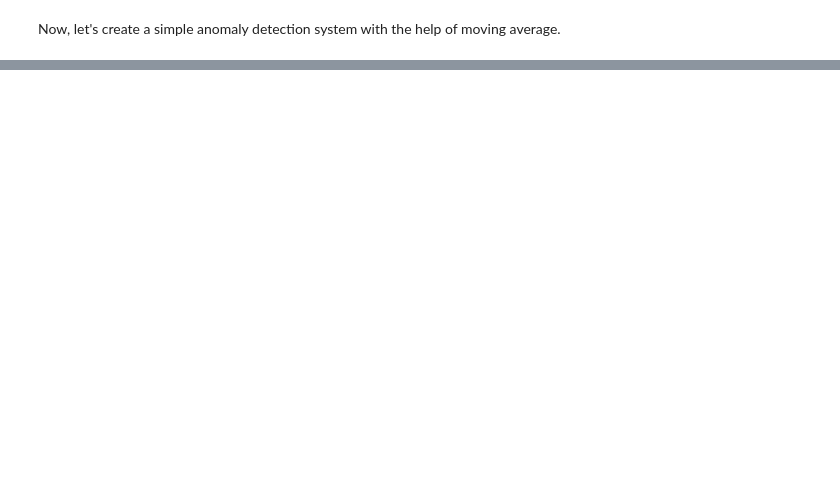
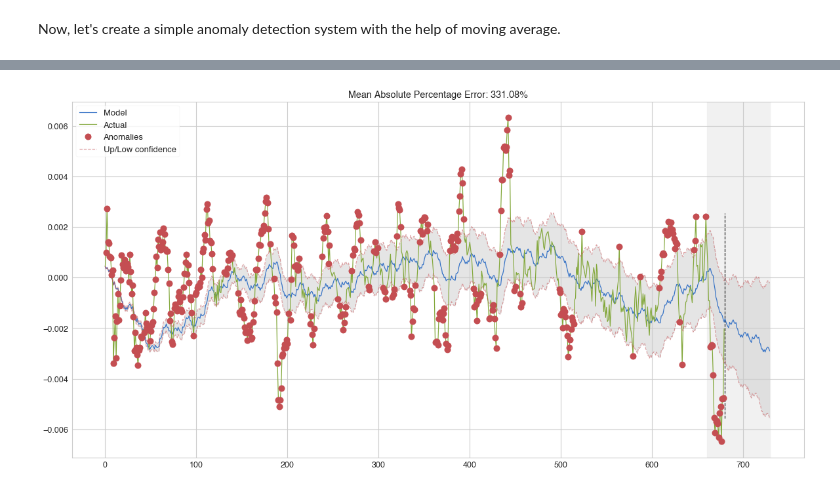
Before and after one commit to mdominguez2010/Kaggle_G_Research_Crypto, a Jupyter notebook: open_ml_course_tutorial.ipynb, the cells around one changed output, grey strips where cells are left out. Saved outputs shown, nothing was run; the diff lists cells and outputs as text; code cells hidden in the pictures; blank space fills up the shorter version.

```diff
--- a/open_ml_course_tutorial.ipynb
+++ b/open_ml_course_tutorial.ipynb
@@ -220,0 +577,4 @@ plotMovingAverage(btc_mini.Target, window=120, plot_intervals=True, plot_anomali
+# %%
+plotHoltWinters(data, plot_intervals=True, plot_anomalies=True)
+# %% [output]
+[figure, added]
```
Also changed, not shown: parts of 50 cells of this notebook.
